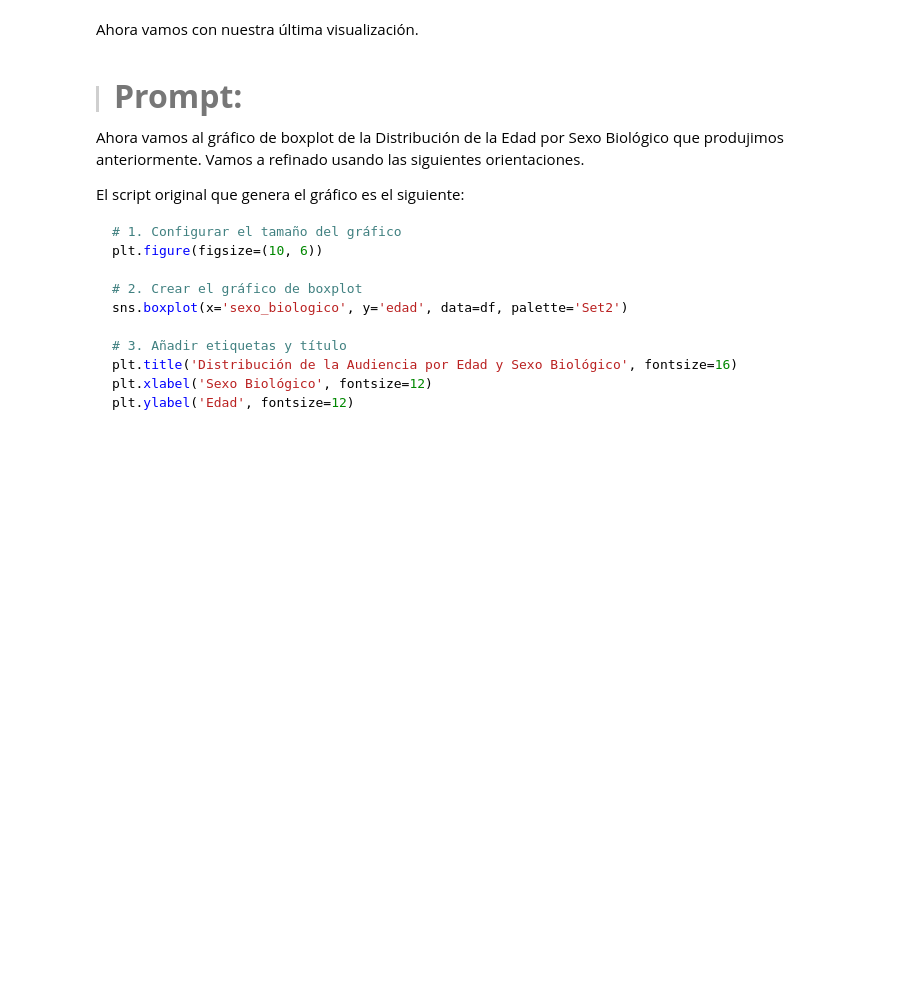
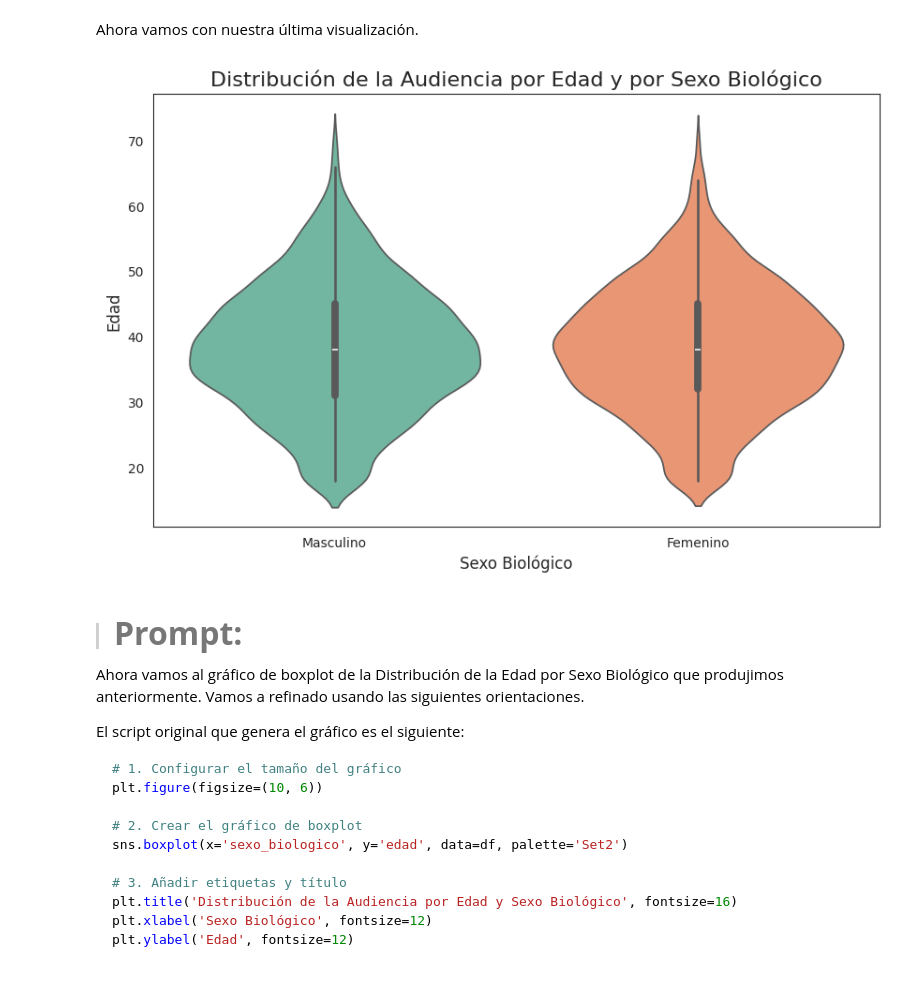
Before and after one commit to evs-11/IA_aplicada_a-_la_ciencia_de_datos, a Jupyter notebook: IA_aplicada_a_ciencia_de_datos.ipynb, the cells around one changed output. Saved outputs shown, nothing was run; the diff lists cells and outputs as text; code cells hidden in the pictures; blank space fills up the shorter version.

```diff
--- a/IA_aplicada_a_ciencia_de_datos.ipynb
+++ b/IA_aplicada_a_ciencia_de_datos.ipynb
@@ -2247,6 +2248,19 @@ distribucion_calificaciones().show()
 ### **Gráfico 7 - Distribución del público por edad y sexo biológico:**
 # %% [markdown]
 Ahora vamos con nuestra última visualización.
+# %%
+# Crear el gráfico de violin
+plt.figure(figsize=(10, 6))
+sns.violinplot(data=df, y='edad', x='sexo_biologico', palette='Set2')
+
+# Títulos y etiquetas
+plt.title('Distribución de la Audiencia por Edad y por Sexo Biológico', fontsize=16)
+plt.xlabel('Sexo Biológico', fontsize=12)
+plt.ylabel('Edad', fontsize=12)
+
+plt.show()
+# %% [output]
+[figure, added]
 # %% [markdown]
 > #### <strong><font color="7b71ff" size =6>Prompt:</font></strong>
 
```
Also changed, not shown: parts of 14 cells of this notebook.
